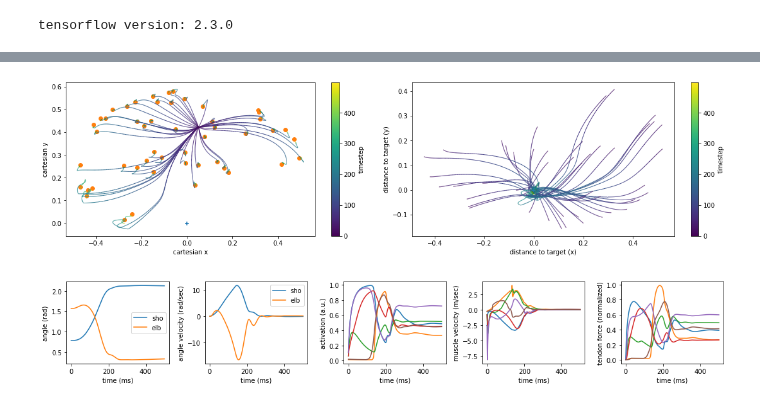
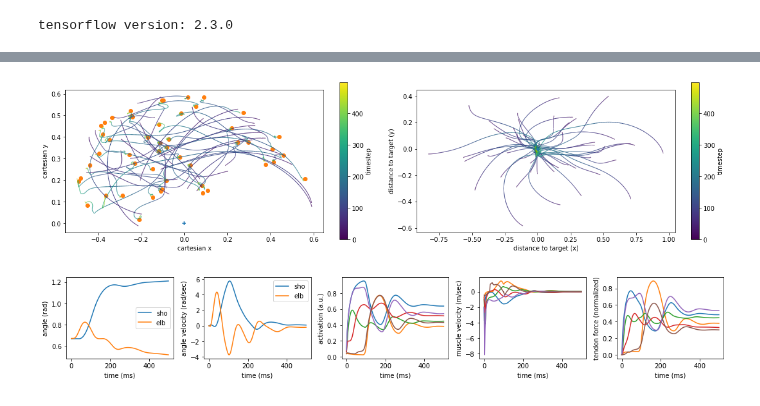
Before and after one commit to OlivierCodol/MotorNet, a Jupyter notebook: notebooks/oliviers_playground/compliant_tendon.ipynb, the cells around one changed output, grey strips where cells are left out. Saved outputs shown, nothing was run; the diff lists cells and outputs as text; code cells hidden in the pictures.

Commit message:
Experimental: working compliant tendon model (random starting position)

```diff
--- a/notebooks/oliviers_playground/compliant_tendon.ipynb
+++ b/notebooks/oliviers_playground/compliant_tendon.ipynb
@@ -33,8 +146,9 @@ sho, elb = np.meshgrid(
     np.linspace(arm.pos_lower_bounds[1], arm.pos_upper_bounds[1], 21).astype('float32'))
 z = tf.zeros_like(sho.reshape(-1))
 
-ex = tf.ones((sho.size, arm.n_muscles)) * [0, 0, 0, 0, 1, 0]
+ex = tf.ones((sho.size, arm.n_muscles)) * [0, 0.05, 0, 0, 0, 0]
 state0 = arm.get_initial_state(skeleton_state=tf.stack([sho.reshape(-1), elb.reshape(-1), z, z], axis=1))
+
 j_results = state0[0][:, tf.newaxis, :]
 c_results = state0[1][:, tf.newaxis, :]
 m_results = state0[-2][:, tf.newaxis, :, :]
@@ -42,16 +156,16 @@ states = state0
 
 start = time.monotonic()
 # 200 ms simulation to assess drift
-for _ in range(int(0.2 / arm.dt)):
+for _ in range(int(0.01 / arm.dt)):
     states = arm(ex, states[0], states[-2], states[-1])
     j_results = tf.concat([j_results, states[0][:, tf.newaxis, :]], axis=1)
     c_results = tf.concat([c_results, states[1][:, tf.newaxis, :]], axis=1)
     m_results = tf.concat([m_results, states[-2][:, tf.newaxis, :, :]], axis=1)
 print('simulation duration: ' + str(time.monotonic() - start) + ' sec')
 
-plt.figure(figsize=(5, 3)).set_tight_layout(True)
-plot_pos_over_time(cart_results=c_results)
-plt.title('drift from passive muscle forces alone')
+# plt.figure(figsize=(5, 3)).set_tight_layout(True)
+# plot_pos_over_time(cart_results=c_results)
+# plt.title('drift from passive muscle forces alone')
 
 
 mstate = state0[-2].numpy().reshape((21, 21, 6, 6))
@@ -62,5 +175,5 @@ simulation duration: 64.54699999999139 sec
 # %%
-trial = 26
+trial = 72
 plt.figure(figsize=(14, 5)).set_tight_layout(True)
 
 plt.subplot(241)
@@ -234,8 +343,0 @@ ________________________________________________________________________________
-# %%
-name = '50gru_1e-3dt_10ministeps'
-control_rnn.load_weights(os.getcwd() + '/saved_models/compliant_tendon/' + name)
-batch_size = 64
-dataset_size = 800 * batch_size
-# n_t = int(0.5 / (arm.dt * cell.n_ministeps))
-n_t = int(0.5 / (arm.dt * cell.n_ministeps))
-n_t
@@ -244,13 +344,3 @@ n_t
-# %%
-tf.debugging.disable_check_numerics()
-with tf.device('/cpu:0'):
-    for _ in range(0):
-        init_states = cell.get_initial_state(
-            inputs=cell.plant.draw_fixed_states(position=np.deg2rad([45., 90.]), batch_size=dataset_size),
-            batch_size=dataset_size)
-        goal_states = arm.draw_random_uniform_states(batch_size=dataset_size)
-        target = arm.state2target(state=arm.joint2cartesian(goal_states), n_timesteps=n_t)
-        control_rnn.fit([target, init_states], target, epochs=1, batch_size=batch_size, verbose=1, shuffle=False)
 # %%
 if 'loss' in batchlog_callback.history:
     plt.plot(batchlog_callback.history['loss'])
@@ -261,30 +353,30 @@ if 'loss' in batchlog_callback.history:
 # %%
-init_states_sample = cell.get_initial_state(
-            inputs=cell.plant.draw_fixed_states(position=np.deg2rad([45., 90.]), batch_size=50),
-            batch_size=50)
+init_states_sample = cell.get_initial_state(batch_size=50)
+# inputs=cell.plant.draw_fixed_states(position=np.deg2rad([45., 90.]), batch_size=50),
 goal_states = arm.draw_random_uniform_states(batch_size=50)
 target_sample = arm.state2target(state=arm.joint2cartesian(goal_states), n_timesteps=n_t)
 
 results = control_rnn([target_sample, init_states_sample], training=False)
 
+#%
 j_results = results['joint position']
 c_results = results['cartesian position']
 m_results = results['muscle state']
 
 plt.figure(figsize=(16, 4)).set_tight_layout(True)
 plt.subplot(121)
 plot_pos_over_time(cart_results=c_results)
 plt.scatter(target_sample[:, 0, 0], target_sample[:, 0, 1])
 
 plt.subplot(122)
 plot_pos_over_time(cart_results=c_results - target_sample)
 plt.xlabel('distance to target (x)')
 plt.ylabel('distance to target (y)')
 plt.show()
 # %% [output]
-[figure, old version]
+[figure, new version]
 # %%
-trial = 1
+trial += 1
 plt.figure(figsize=(18, 2.5)).set_tight_layout(True)
 
 plt.subplot(161)
@@ -310,15 +402,17 @@ plt.subplot(164)
 plt.plot(m_results[trial, :, 2, :].numpy().squeeze())
 plt.xlabel('time (ms)')
 plt.ylabel('muscle velocity (m/sec)')
+# plt.xlim([100, 150])
 
 plt.subplot(165)
 plt.plot(m_results[trial, :, 4, :].numpy().squeeze())
 plt.xlabel('time (ms)')
 plt.ylabel('tendon force (normalized)')
+# plt.xlim([100, 130])
 
 plt.show()
 # %% [output]
-[figure, old version]
+[figure, new version]
 # %%
 if len(batchlog_callback.weights_log) > 0:
     w0 = batchlog_callback.weights_log[0]
```
Also changed, not shown: parts of 8 cells of this notebook, 3 other files.
